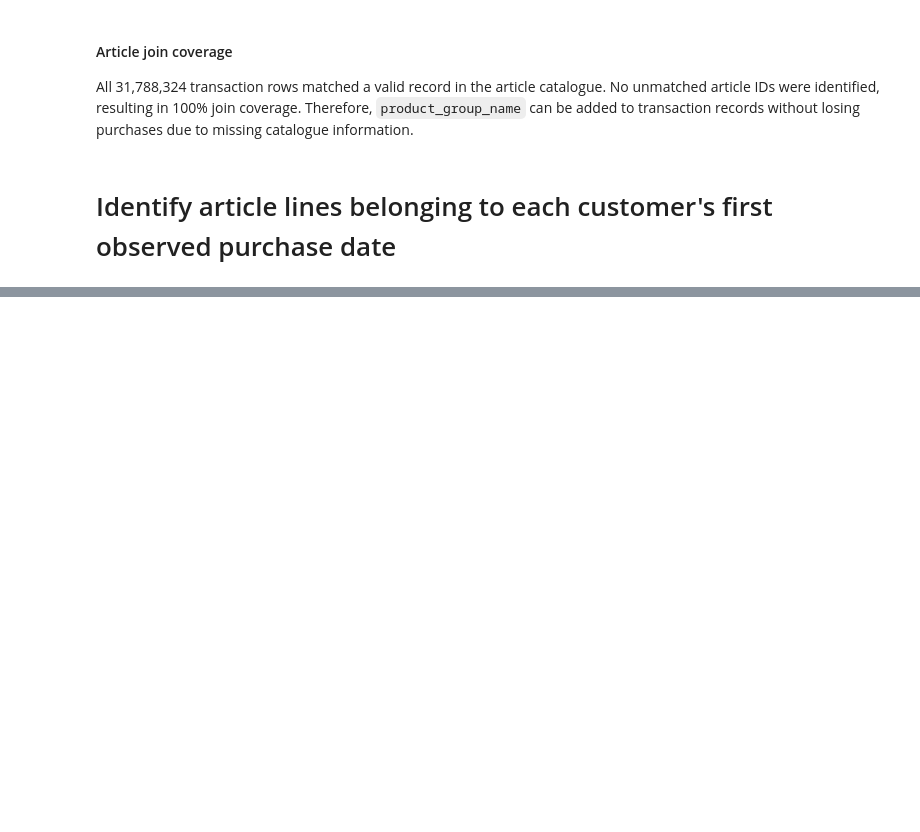
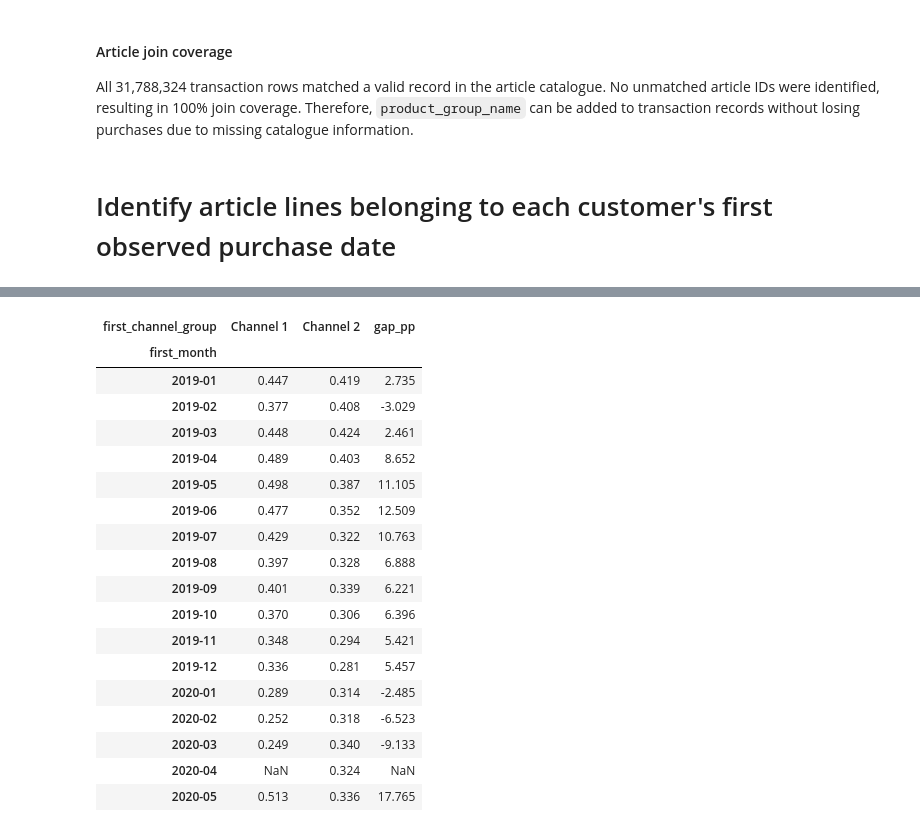
Before and after one commit to nastyaluziw-ux/hm-customer-retention-analysis, a Jupyter notebook: notebooks/01_retention_data_preparation.ipynb, the cells around one changed output, grey strips where cells are left out. Cells and saved outputs as stored; diff of their text form; code cells hidden in the pictures; blank space fills up the shorter version.

```diff
--- a/notebooks/01_retention_data_preparation.ipynb
+++ b/notebooks/01_retention_data_preparation.ipynb
@@ -1391,0 +1959,33 @@ LIMIT 20
+# %%
+channel_retention = channel_month.pivot(
+    index="first_month",
+    columns="first_channel_group",
+    values="retention_90d"
+)
+# %%
+channel_retention["gap_pp"] = (
+    channel_retention["Channel 1"]
+    - channel_retention["Channel 2"]
+) * 100
+
+channel_retention.round(3)
+# %% [output]
+| first_channel_group | Channel 1 | Channel 2 | gap_pp |
+| first_month |  |  |  |
+| 2019-01 | 0.447 | 0.419 | 2.735 |
+| 2019-02 | 0.377 | 0.408 | -3.029 |
+| 2019-03 | 0.448 | 0.424 | 2.461 |
+| 2019-04 | 0.489 | 0.403 | 8.652 |
+| 2019-05 | 0.498 | 0.387 | 11.105 |
+| 2019-06 | 0.477 | 0.352 | 12.509 |
+| 2019-07 | 0.429 | 0.322 | 10.763 |
+| 2019-08 | 0.397 | 0.328 | 6.888 |
+| 2019-09 | 0.401 | 0.339 | 6.221 |
+| 2019-10 | 0.370 | 0.306 | 6.396 |
+| 2019-11 | 0.348 | 0.294 | 5.421 |
+| 2019-12 | 0.336 | 0.281 | 5.457 |
+| 2020-01 | 0.289 | 0.314 | -2.485 |
+| 2020-02 | 0.252 | 0.318 | -6.523 |
+| 2020-03 | 0.249 | 0.340 | -9.133 |
+| 2020-04 | NaN | 0.324 | NaN |
+| 2020-05 | 0.513 | 0.336 | 17.765 |
```
Also changed, not shown: parts of 53 cells of this notebook.
